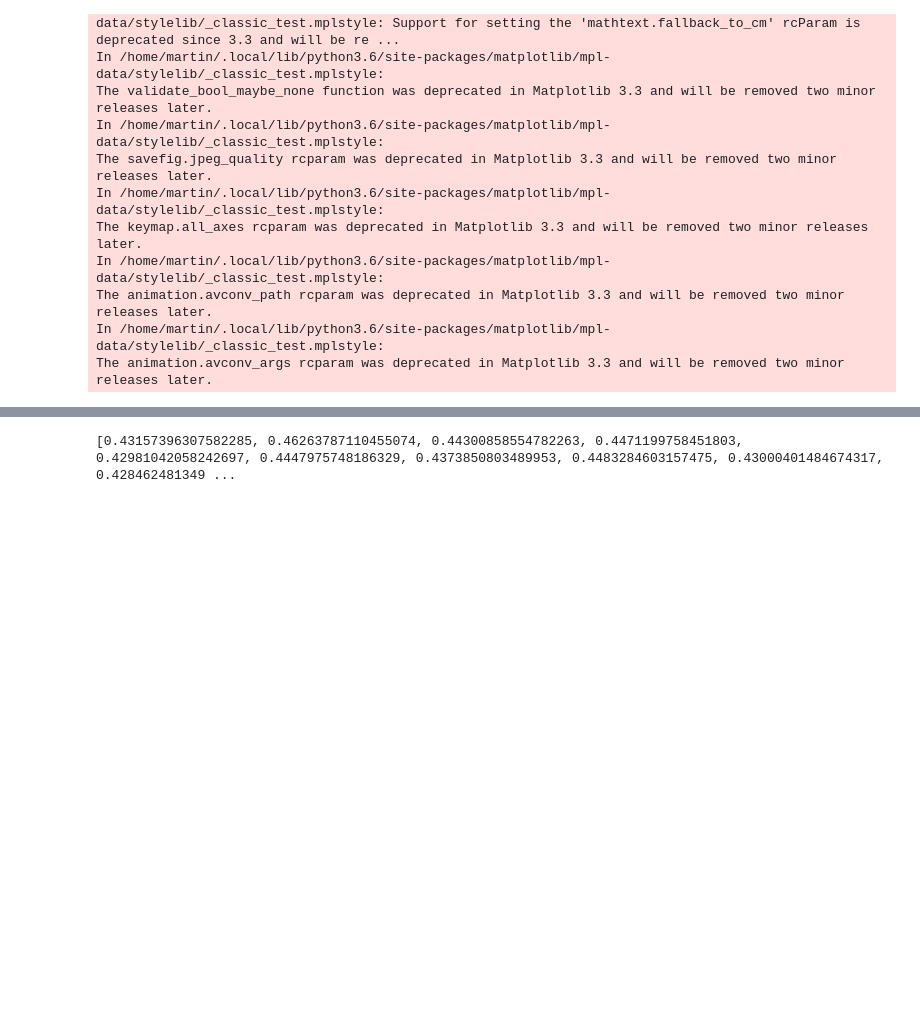
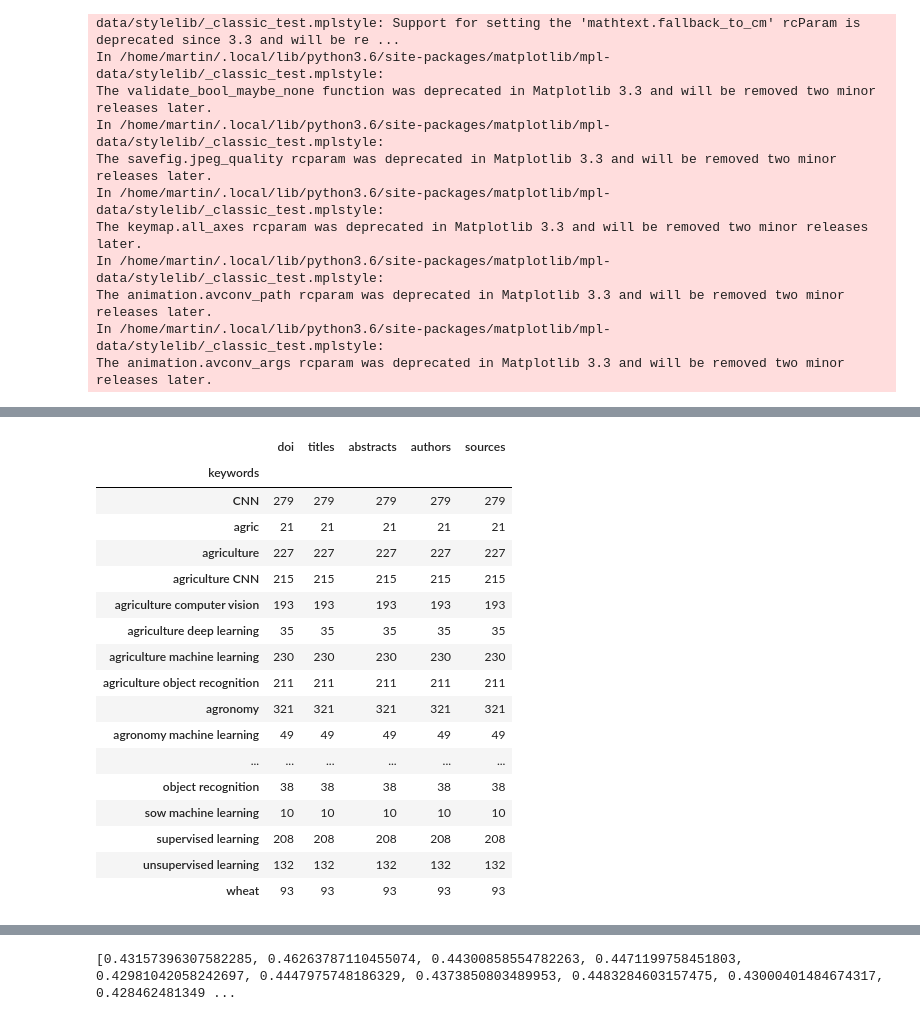
Before and after one commit to NitramAnaip/ImpAgt, a Jupyter notebook: LDA.ipynb, the cells around one changed output, grey strips where cells are left out. Cells and saved outputs as stored; diff of their text form; code cells hidden in the pictures; blank space fills up the shorter version.

```diff
--- a/LDA.ipynb
+++ b/LDA.ipynb
@@ -37,0 +48,3 @@ The animation.avconv_args rcparam was deprecated in Matplotlib 3.3 and will be r
+# %%
+abstract_df = pd.DataFrame.from_dict(abs_dict)
+abstract_df.head()
@@ -37,0 +58,22 @@ The animation.avconv_args rcparam was deprecated in Matplotlib 3.3 and will be r
+# %%
+keywords = abstract_df.groupby('keywords').count()
+keywords.head(40)
+# %% [output]
+|  | doi | titles | abstracts | authors | sources |
+| keywords |  |  |  |  |  |
+| CNN | 279 | 279 | 279 | 279 | 279 |
+| agric | 21 | 21 | 21 | 21 | 21 |
+| agriculture | 227 | 227 | 227 | 227 | 227 |
+| agriculture CNN | 215 | 215 | 215 | 215 | 215 |
+| agriculture computer vision | 193 | 193 | 193 | 193 | 193 |
+| agriculture deep learning | 35 | 35 | 35 | 35 | 35 |
+| agriculture machine learning | 230 | 230 | 230 | 230 | 230 |
+| agriculture object recognition | 211 | 211 | 211 | 211 | 211 |
+| agronomy | 321 | 321 | 321 | 321 | 321 |
+| agronomy machine learning | 49 | 49 | 49 | 49 | 49 |
+| ... | ... | ... | ... | ... | ... |
+| object recognition | 38 | 38 | 38 | 38 | 38 |
+| sow machine learning | 10 | 10 | 10 | 10 | 10 |
+| supervised learning | 208 | 208 | 208 | 208 | 208 |
+| unsupervised learning | 132 | 132 | 132 | 132 | 132 |
+| wheat | 93 | 93 | 93 | 93 | 93 |
```
Also changed, not shown: parts of 17 cells of this notebook, 2 other files.
